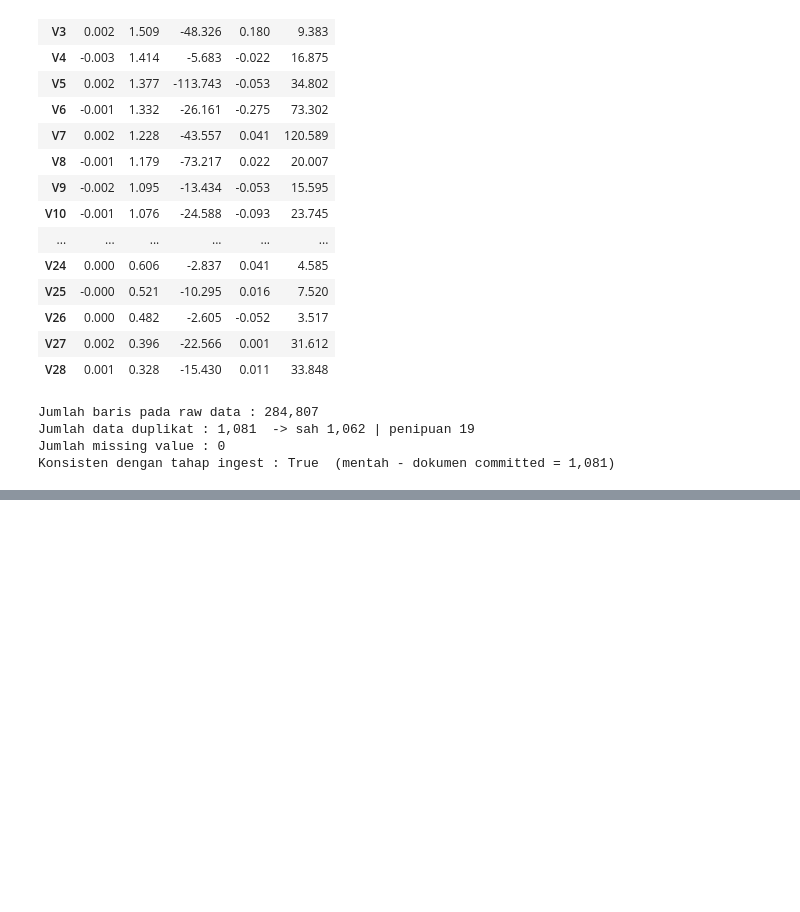
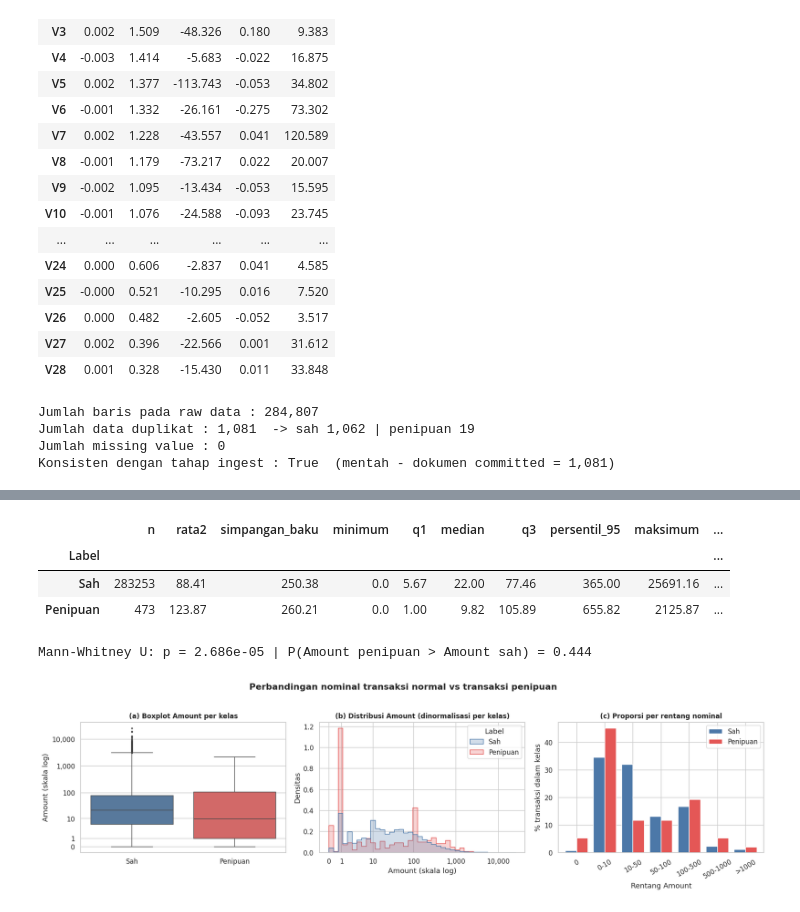
Before and after one commit to 157-Fadina/REPO-KELOMPOK04-MAHADATA, a Jupyter notebook: Kelompok04_Mahadata_M09.ipynb, the cells around one changed output, grey strips where cells are left out. Saved outputs shown, nothing was run; the diff lists cells and outputs as text; code cells hidden in the pictures; blank space fills up the shorter version.

```diff
--- a/Kelompok04_Mahadata_M09.ipynb
+++ b/Kelompok04_Mahadata_M09.ipynb
@@ -588,0 +607,51 @@ show_table(tabel_masalah)
+# %%
+# Visualisasi Distribusi Data terhadap Fitur Amount
+leg = pdf.loc[pdf["Class"] == 0, "Amount"]
+fra = pdf.loc[pdf["Class"] == 1, "Amount"]
+
+ringkas = (pdf.groupby("Label")["Amount"]
+             .agg(n="count", rata2="mean", simpangan_baku="std", minimum="min",
+                  q1=lambda s: s.quantile(.25), median="median", q3=lambda s: s.quantile(.75),
+                  persentil_95=lambda s: s.quantile(.95), maksimum="max", skewness="skew")
+             .reindex(ORDER).round(2))
+display(ringkas)
+
+# Uji beda distribusi
+u, p_mw  = stats.mannwhitneyu(fra, leg, alternative="two-sided")
+auc_amt  = u / (len(fra) * len(leg))
+print(f"Mann-Whitney U: p = {p_mw:.3e} | P(Amount penipuan > Amount sah) = {auc_amt:.3f}")
+
+pdf["logAmount"] = np.log1p(pdf["Amount"])
+tick_val = [0, 1, 10, 100, 1000, 10000]
+
+bins   = [-0.001, 0, 10, 50, 100, 500, 1000, np.inf]
+labels = ["0", "0-10", "10-50", "50-100", "100-500", "500-1000", ">1000"]
+pdf["AmountBin"] = pd.cut(pdf["Amount"], bins=bins, labels=labels)
+dist = (pd.crosstab(pdf["AmountBin"], pdf["Label"], normalize="columns")
+          .mul(100).reindex(columns=ORDER))
+
+fig, axes = plt.subplots(1, 3, figsize=(17, 4.8))
+
+sns.boxplot(data=pdf, x="Label", y="logAmount", order=ORDER, hue="Label", hue_order=ORDER,
+            palette=PALETTE, legend=False, fliersize=2, ax=axes[0])
+axes[0].set_yticks(np.log1p(tick_val)); axes[0].set_yticklabels([f"{v:,}" for v in tick_val])
+axes[0].set(xlabel="", ylabel="Amount (skala log)", title="(a) Boxplot Amount per kelas")
+
+sns.histplot(data=pdf, x="logAmount", hue="Label", hue_order=ORDER, palette=PALETTE,
+             stat="density", common_norm=False, bins=40, element="step", ax=axes[1])
+axes[1].set_xticks(np.log1p(tick_val)); axes[1].set_xticklabels([f"{v:,}" for v in tick_val])
+axes[1].set(xlabel="Amount (skala log)", ylabel="Densitas", title="(b) Distribusi Amount (dinormalisasi per kelas)")
+
+dist.plot(kind="bar", ax=axes[2], color=[PALETTE[k] for k in ORDER], width=.8)
+axes[2].set(xlabel="Rentang Amount", ylabel="% transaksi dalam kelas", title="(c) Proporsi per rentang nominal")
+axes[2].tick_params(axis="x", rotation=30); axes[2].legend(title="")
+
+fig.suptitle("Perbandingan nominal transaksi normal vs transaksi penipuan", y=1.03, fontweight="bold")
+plt.tight_layout(); savefig("02_amount_sah_vs_penipuan"); plt.show()
+# %% [output]
+|  | n | rata2 | simpangan_baku | minimum | q1 | median | q3 | persentil_95 | maksimum | ... |
+| Label |  |  |  |  |  |  |  |  |  | ... |
+| Sah | 283253 | 88.41 | 250.38 | 0.0 | 5.67 | 22.00 | 77.46 | 365.00 | 25691.16 | ... |
+| Penipuan | 473 | 123.87 | 260.21 | 0.0 | 1.00 | 9.82 | 105.89 | 655.82 | 2125.87 | ... |
+Mann-Whitney U: p = 2.686e-05 | P(Amount penipuan > Amount sah) = 0.444
+[figure, added]
```
Also changed, not shown: parts of 10 cells of this notebook.
